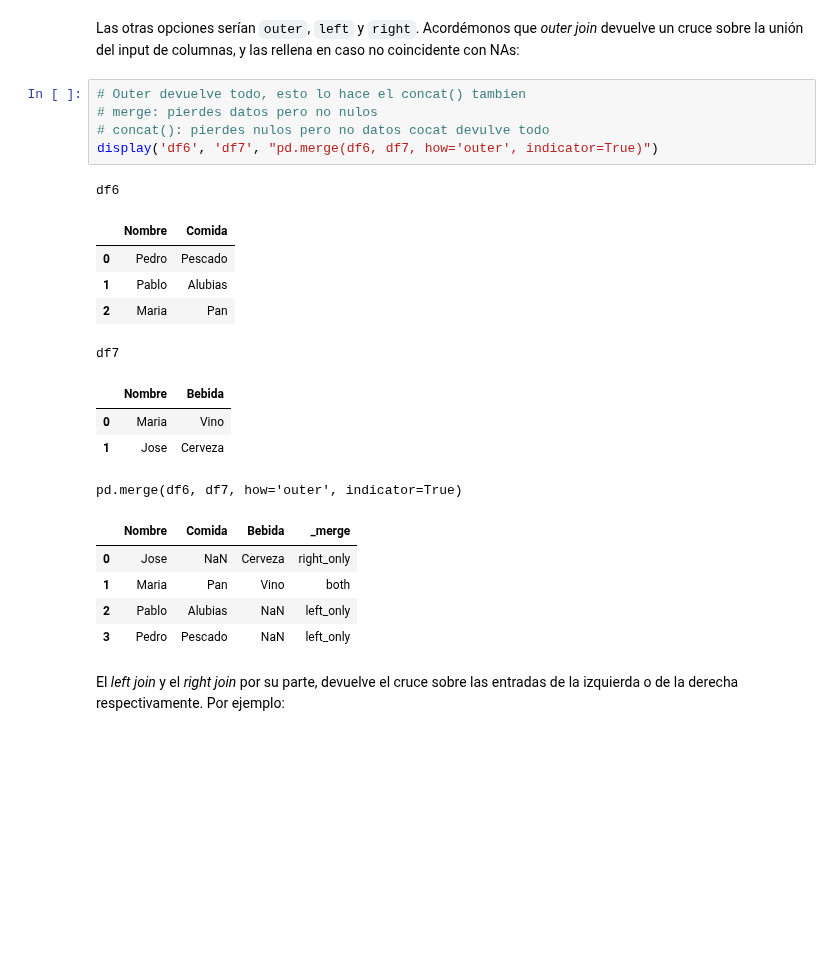
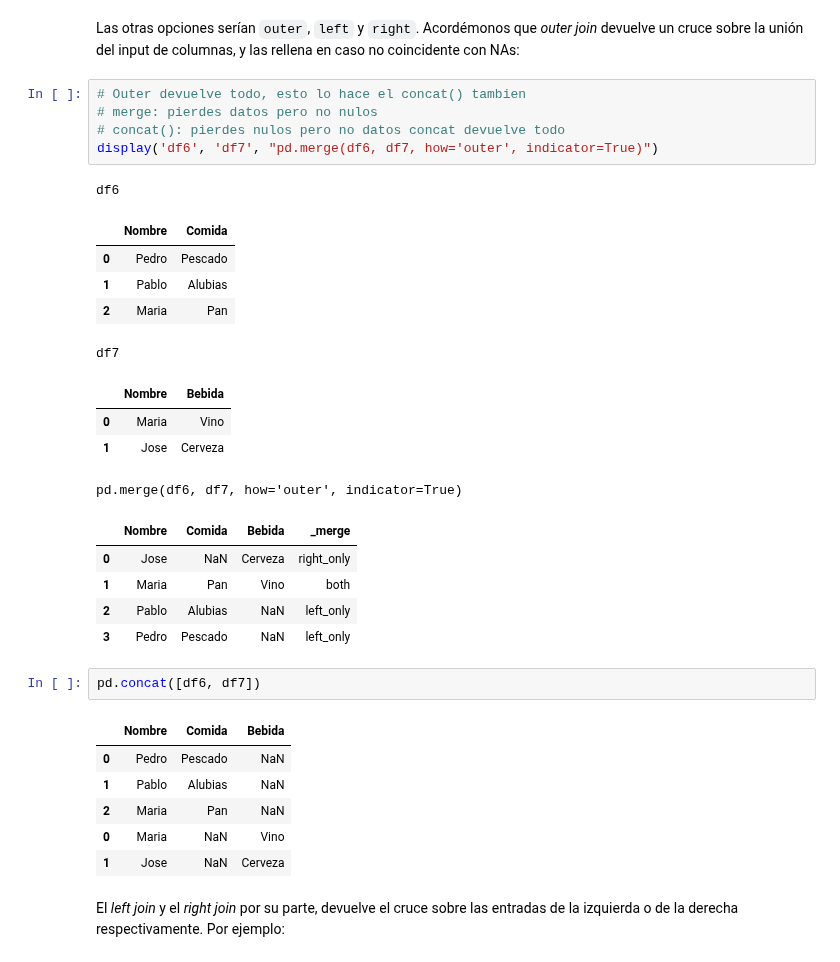
Before and after one commit to AGC79/ONLINE_DS_THEBRDIGE_TRABAJOSAGC, a Jupyter notebook: 2-DATA_ANALYSIS/2-Pandas/Teoría/4_Combinar_Datasets_DIEGO_ORIGINAL.ipynb, the cells around one changed output. Drawn from its saved outputs; the diff is of its cells as text; blank space fills up the shorter version.

```diff
--- a/2-DATA_ANALYSIS/2-Pandas/Teoría/4_Combinar_Datasets_DIEGO_ORIGINAL.ipynb
+++ b/2-DATA_ANALYSIS/2-Pandas/Teoría/4_Combinar_Datasets_DIEGO_ORIGINAL.ipynb
@@ -789,7 +896,7 @@ Las otras opciones serían ``outer``, ``left`` y ``right``. Acordémonos que *ou
 # %%
 # Outer devuelve todo, esto lo hace el concat() tambien
 # merge: pierdes datos pero no nulos
-# concat(): pierdes nulos pero no datos cocat devulve todo
+# concat(): pierdes nulos pero no datos concat devuelve todo
 display('df6', 'df7', "pd.merge(df6, df7, how='outer', indicator=True)")
 # %% [output]
 df6
@@ -807,6 +914,15 @@ pd.merge(df6, df7, how='outer', indicator=True)
 | 1 | Maria | Pan | Vino | both |
 | 2 | Pablo | Alubias | NaN | left_only |
 | 3 | Pedro | Pescado | NaN | left_only |
+# %%
+pd.concat([df6, df7])
+# %% [output]
+|  | Nombre | Comida | Bebida |
+| 0 | Pedro | Pescado | NaN |
+| 1 | Pablo | Alubias | NaN |
+| 2 | Maria | Pan | NaN |
+| 0 | Maria | NaN | Vino |
+| 1 | Jose | NaN | Cerveza |
 # %% [markdown]
 El *left join* y el *right join* por su parte, devuelve el cruce sobre las entradas de la izquierda o de la derecha respectivamente. Por ejemplo:
 # %%
```
Also changed, not shown: parts of 37 cells of this notebook, 3 other files.
